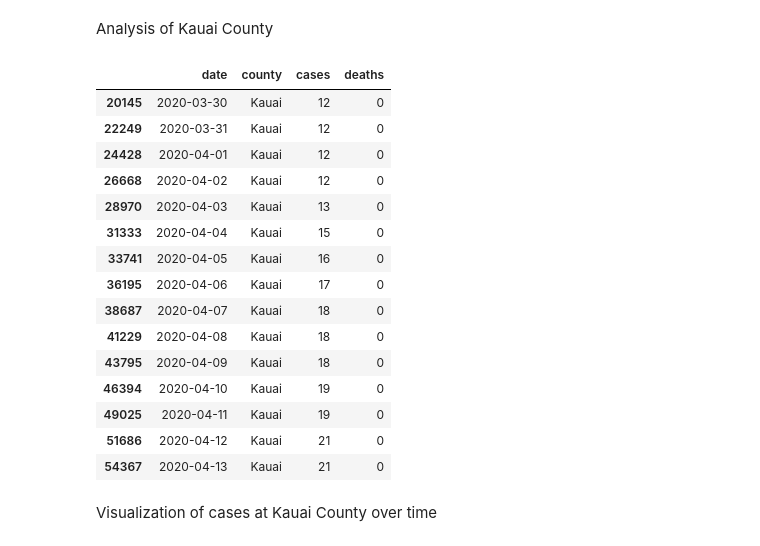
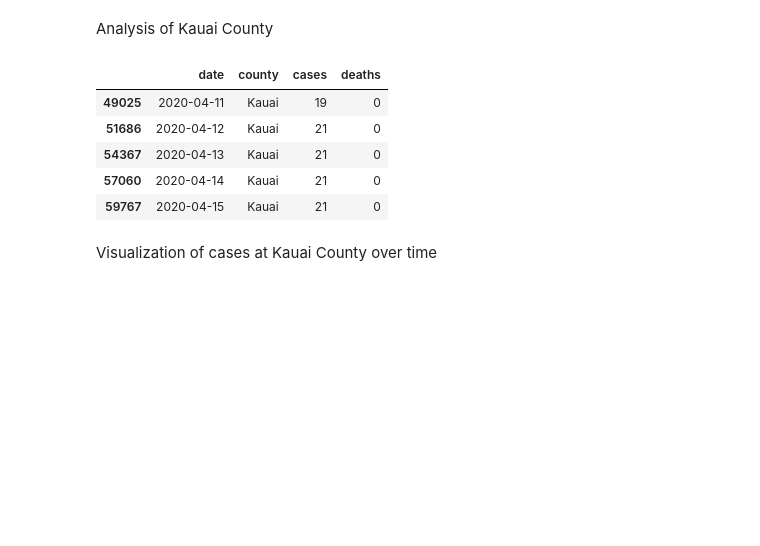
Before and after one commit to 5ft6/covid-19-Hawaii, a Jupyter notebook: Covid_19_Hawaii.ipynb, the cells around one changed output. Drawn from its saved outputs; the diff is of its cells as text; code cells hidden in the pictures; blank space fills up the shorter version.

```diff
--- a/Covid_19_Hawaii.ipynb
+++ b/Covid_19_Hawaii.ipynb
@@ -356,24 +357,14 @@ ax.fig.subplots_adjust(wspace=.2)
 Analysis of Kauai County
 # %%
 Kauai_County_df = df[df["county"]== "Kauai"]
-Kauai_County_df.tail(15)
+Kauai_County_df.tail()
 # %% [output]
 |  | date | county | cases | deaths |
-| 20145 | 2020-03-30 | Kauai | 12 | 0 |
-| 22249 | 2020-03-31 | Kauai | 12 | 0 |
-| 24428 | 2020-04-01 | Kauai | 12 | 0 |
-| 26668 | 2020-04-02 | Kauai | 12 | 0 |
-| 28970 | 2020-04-03 | Kauai | 13 | 0 |
-| 31333 | 2020-04-04 | Kauai | 15 | 0 |
-| 33741 | 2020-04-05 | Kauai | 16 | 0 |
-| 36195 | 2020-04-06 | Kauai | 17 | 0 |
-| 38687 | 2020-04-07 | Kauai | 18 | 0 |
-| 41229 | 2020-04-08 | Kauai | 18 | 0 |
-| 43795 | 2020-04-09 | Kauai | 18 | 0 |
-| 46394 | 2020-04-10 | Kauai | 19 | 0 |
 | 49025 | 2020-04-11 | Kauai | 19 | 0 |
 | 51686 | 2020-04-12 | Kauai | 21 | 0 |
 | 54367 | 2020-04-13 | Kauai | 21 | 0 |
+| 57060 | 2020-04-14 | Kauai | 21 | 0 |
+| 59767 | 2020-04-15 | Kauai | 21 | 0 |
 # %% [markdown]
 Visualization of cases at Kauai County over time
 # %%
```
Also changed, not shown: parts of 26 cells of this notebook.
